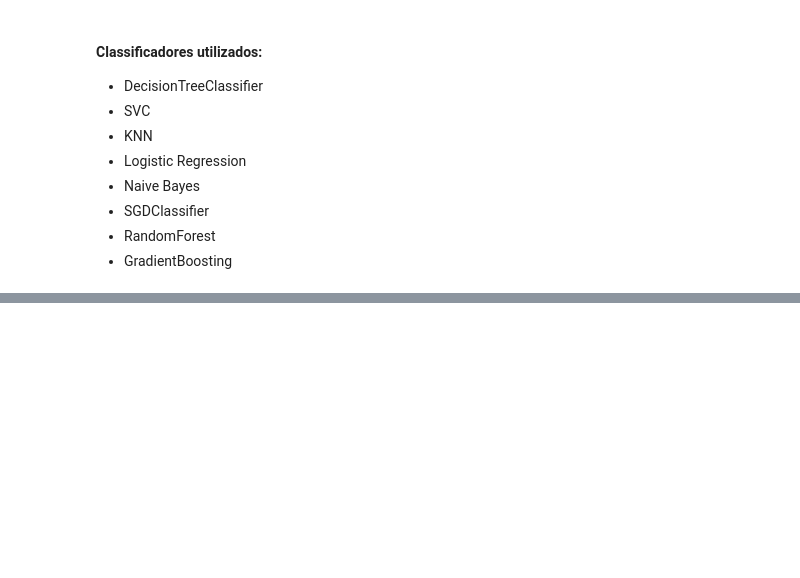
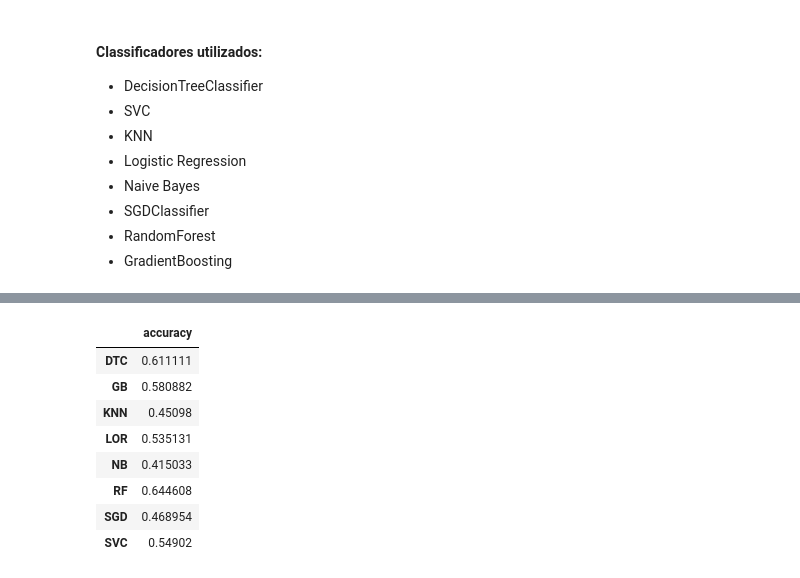
Before and after one commit to ciencia-de-dados-pratica/GEAM, a Jupyter notebook: 002/wine_quality.ipynb, the cells around one changed output, grey strips where cells are left out. Cells and saved outputs as stored; diff of their text form; code cells hidden in the pictures; blank space fills up the shorter version.

```diff
--- a/002/wine_quality.ipynb
+++ b/002/wine_quality.ipynb
@@ -160,11 +160,12 @@ X.shape, y.shape, X_train.shape, y_train.shape, X_test.shape, y_test.shape
 - RandomForest
 - GradientBoosting
 # %%
-model_decisiontree = tree.DecisionTreeClassifier()
-model_svc = svm.SVC()
-model_knn = neighbors.KNeighborsClassifier()
-model_logisticregression = linear_model.LogisticRegression(multi_class='multinomial',solver='newton-cg')
-model_naivebayes = naive_bayes.GaussianNB()
-model_sgdclassifier = linear_model.SGDClassifier()
-model_randomforest = ensemble.RandomForestClassifier()
-model_gradientboosting = ensemble.GradientBoostingClassifier()
+resultados = {}
+resultados['DTC'] = { 'model': tree.DecisionTreeClassifier() }
+resultados['SVC'] = { 'model': svm.SVC() }
+resultados['KNN'] = { 'model': neighbors.KNeighborsClassifier() }
+resultados['LOR'] = { 'model': linear_model.LogisticRegression(multi_class='multinomial',solver='newton-cg') }
+resultados['NB'] = { 'model':  naive_bayes.GaussianNB() }
+resultados['SGD'] = { 'model': linear_model.SGDClassifier() }
+resultados['RF'] = { 'model': ensemble.RandomForestClassifier() }
+resultados['GB'] = { 'model': ensemble.GradientBoostingClassifier() }
@@ -398,0 +195,14 @@ plt.xticks(range(len(class_names)), class_names)
+# %%
+df_T = df.transpose()
+df_T = df_T[ ['accuracy'] ]
+df_T
+# %% [output]
+|  | accuracy |
+| DTC | 0.611111 |
+| GB | 0.580882 |
+| KNN | 0.45098 |
+| LOR | 0.535131 |
+| NB | 0.415033 |
+| RF | 0.644608 |
+| SGD | 0.468954 |
+| SVC | 0.54902 |
```
Also changed, not shown: parts of 36 cells of this notebook.
